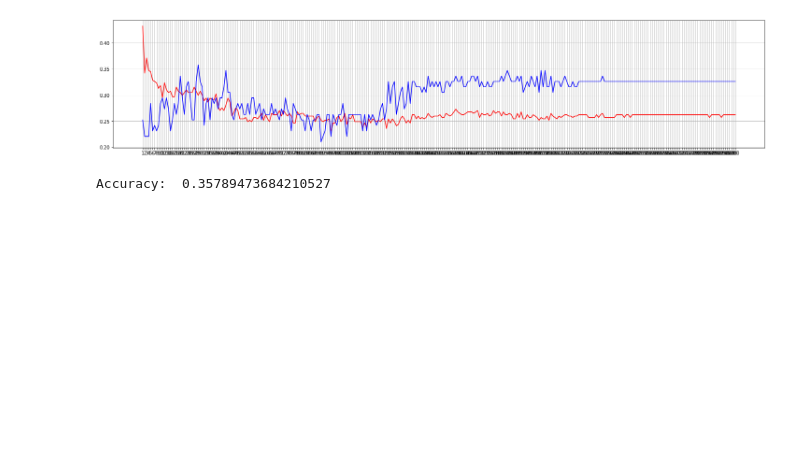
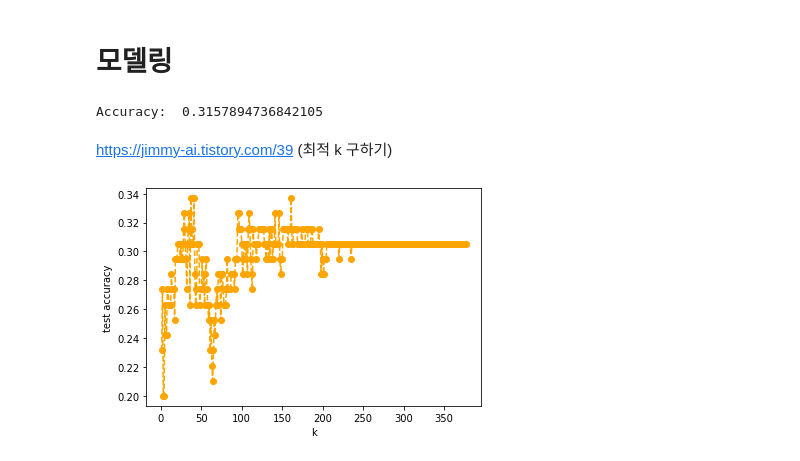
Before and after one commit to jaewook718/BigData, a Jupyter notebook: knn.ipynb, the cells around one changed output. Saved outputs shown, nothing was run; the diff lists cells and outputs as text; code cells hidden in the pictures; blank space fills up the shorter version.

```diff
--- a/knn.ipynb
+++ b/knn.ipynb
@@ -87,17 +45,0 @@ for k in range(1,301):
-# %%
-# test점수
-testList = []
-best = 0
-a=0
-for k in range(1,301):
-    # 모델 선택 및 하이퍼 파라미터 튜닝
-    model = KNeighborsClassifier(n_neighbors = k)
-    # 모델학습 : 학습은 무조건 train(훈련)으로 해야한다.
-    model.fit(X_train, y_train)
-    # 모델 평가
-    testList.append(model.score(X_test, y_test))
-    print(f"이웃{k}개 : {testList[k-1]}",)
-    if best < model.score(X_test,y_test) :
-        best = model.score(X_test,y_test)
-        a=k
-a
@@ -123,28 +46,37 @@ a
-# %%
-import matplotlib.pyplot as plt
-
-# 시각화
-plt.figure(figsize=(25,5)) # 출력할 그래프 크기
-plt.plot(range(1, 301),
-        trainList,  # y데이터
-         c="red")
-plt.plot(range(1, 301),
-        testList,  # y데이터
-         c="blue")
-
-plt.xticks(range(1,301))
-plt.grid() #기준선
-plt.show()
-# %% [output]
-[figure, removed]
+# %% [markdown]
+# 모델링
 # %%
 from sklearn.neighbors import KNeighborsClassifier
 from sklearn.metrics import accuracy_score
 
-kn = KNeighborsClassifier(n_neighbors = a)
+knn = KNeighborsClassifier (n_neighbors = 168) # train 개수
 
-kn.fit(X_train, y_train)
-y_pred = kn.predict(X_test)
+knn.fit(X_train, y_train)
+y_pred = knn.predict(X_test)
 print('Accuracy: ', accuracy_score(y_test,y_pred))
 # %% [output]
-Accuracy:  0.35789473684210527
+Accuracy:  0.3157894736842105
+# %% [markdown]
+https://jimmy-ai.tistory.com/39 (최적 k 구하기)
+# %%
+import matplotlib.pyplot as plt
+
+k_range = range(1,378)
+
+# k에따른 accuracy 저장
+accuracy_list = []
+
+# 각 k마다 모델 테스트
+for k in k_range:
+    model = KNeighborsClassifier(n_neighbors = k)
+    model.fit(X_train, y_train)
+    y_pred = model.predict(X_test)
+    accuracy_list.append(accuracy_score(y_test, y_pred))
+
+# 시각화
+plt.plot(k_range, accuracy_list, 'o--', color = 'orange')
+plt.xlabel("k")
+plt.ylabel("test accuracy")
+plt.show()
+# %% [output]
+[figure, added]
```
Also changed, not shown: parts of 9 cells of this notebook, 7 other files.
